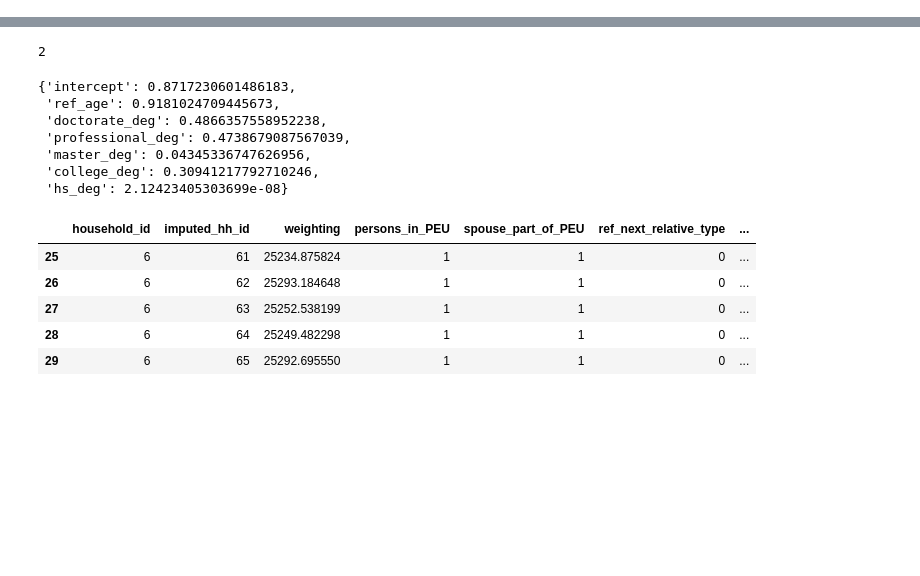
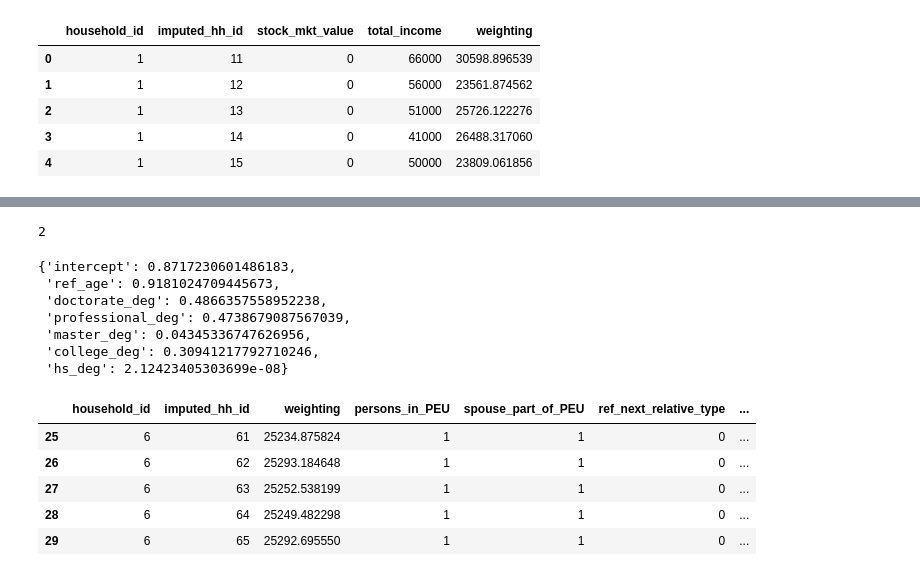
Before and after one commit to danvalen1/SCF-Analysis, a Jupyter notebook: dataloading.ipynb, the cells around one changed output, grey strips where cells are left out. Saved outputs shown, nothing was run; the diff lists cells and outputs as text; code cells hidden in the pictures; blank space fills up the shorter version.

```diff
--- a/dataloading.ipynb
+++ b/dataloading.ipynb
@@ -64,0 +8,10 @@ See the caveats in the documentation: https://pandas.pydata.org/pandas-docs/stab
+# %%
+df = dl.SCF_load_data(targetdir, 2019, ['yy1', 'y1', 'x3915', 'x5729', 'x42001'])
+df.head()
+# %% [output]
+|  | household_id | imputed_hh_id | stock_mkt_value | total_income | weighting |
+| 0 | 1 | 11 | 0 | 66000 | 30598.896539 |
+| 1 | 1 | 12 | 0 | 56000 | 23561.874562 |
+| 2 | 1 | 13 | 0 | 51000 | 25726.122276 |
+| 3 | 1 | 14 | 0 | 41000 | 26488.317060 |
+| 4 | 1 | 15 | 0 | 50000 | 23809.061856 |
```
Also changed, not shown: parts of 13 cells of this notebook, 5 other files.
